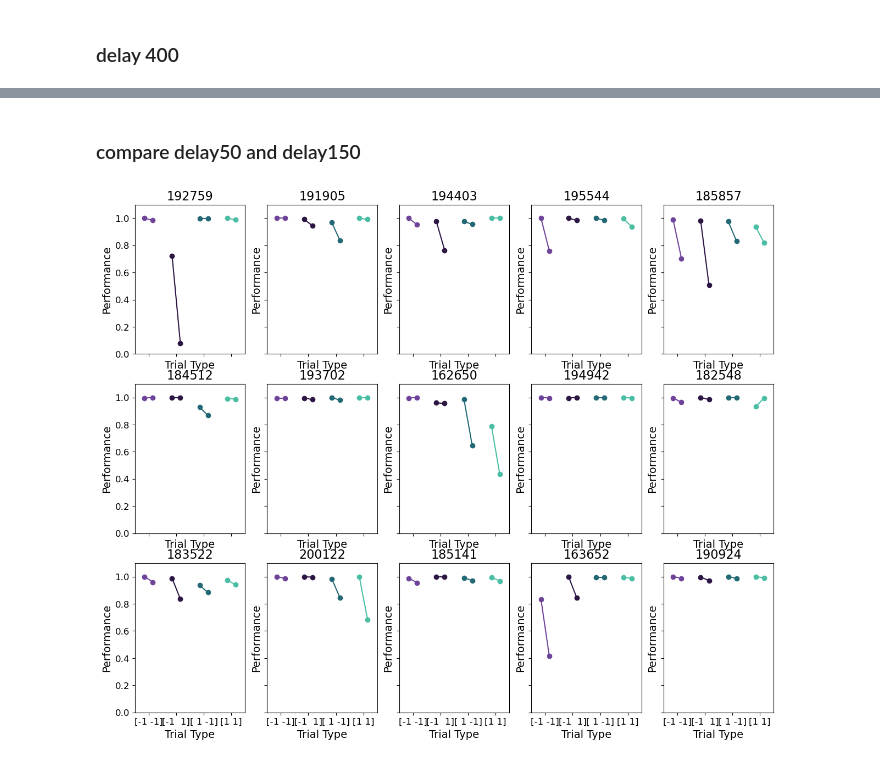
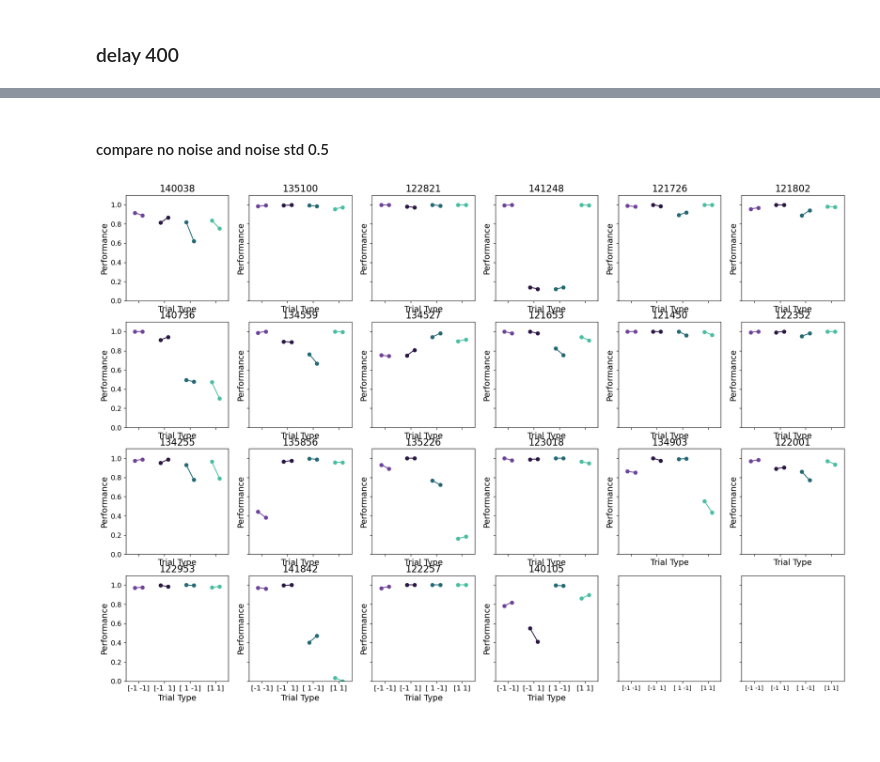
Before and after one commit to renee-tung/spikeRNN, a Jupyter notebook: analysis/0_behavior/1_model_performance/lfp_models_acc_v1.ipynb, the cells around one changed output, grey strips where cells are left out. Drawn from its saved outputs; the diff is of its cells as text; code cells hidden in the pictures; blank space fills up the shorter version.

```diff
--- a/analysis/0_behavior/1_model_performance/lfp_models_acc_v1.ipynb
+++ b/analysis/0_behavior/1_model_performance/lfp_models_acc_v1.ipynb
@@ -136,0 +140,7 @@ plt.show()
+# %%
+# get all of the 4Hz and 8Hz models and their performances
+importlib.reload(ld)
+theta4_models, theta4_perfs = ld.get_models_by_perf(low_cutoff=-np.inf, high_cutoff=np.inf,
+                                              condn_phrase=condn_phrase, condn_num=condn_num,
+                                              model_list = theta4_dirs,
+                                              all_models_dir = all_models_dir)
@@ -136,0 +191,27 @@ plt.show()
+# %%
+importlib.reload(bhv)
+
+# make all font sizes larger
+plt.rcParams.update({'font.size': 14, 'axes.labelsize': 16, 'xtick.labelsize': 14, 'ytick.labelsize': 14})
+
+stims, colors = bhv.get_trialtype_colors()
+
+# plot a histogram for each model
+fig, axs = plt.subplots(2, 5, figsize=(22, 10), sharex=True, sharey=True)
+axs = axs.flatten()
+for i_model, model_name in enumerate(theta4_models):
+    bhv.plot_trial_performance(model_name, condn_phrase, condn_num, axs[i_model],
+                               all_models_dir=all_models_dir)
+    trial_labels, trial_perfs = ld.load_bhv_data(model_name, condn_phrase, condn_num, all_models_dir=all_models_dir)
+    axs[i_model].set_title(f'{model_name[-6:]}, {np.mean(trial_perfs):.2f}')
+
+# remove axis labels for all but the left and bottom plots
+for i in range(len(axs)):
+    if i % 5 != 0:
+        axs[i].set_ylabel('')
+    if i < 5:
+        axs[i].set_xlabel('')
+
+
+# fig.suptitle(f'Jittered Models Performance for {condn_phrase} {condn_num}', fontsize=20)
+plt.show()
@@ -137,16 +220,16 @@ plt.show()
 # %% [markdown]
-### compare delay50 and delay150
+#### compare no noise and noise std 0.5
 # %%
-# plot paired comparison of performance for delay=50 and delay=150
+# plot paired comparison of performance for delay=400 and delay=400noisegaussianhalf
 importlib.reload(bhv)
-fig, axs = plt.subplots(3, 5, figsize=(15, 12), sharex=True, sharey=True)
+fig, axs = plt.subplots(4, 6, figsize=(22, 15), sharex=True, sharey=True)
 axs = axs.flatten()
-for i_model, model_name in enumerate(jittered_models):
-    bhv.plot_paired_trial_performance(model_name, 'delay', 50, 'delay', 150,
+for i_model, model_name in enumerate(theta4_models):
+    bhv.plot_paired_trial_performance(model_name, 'delay400.', '', 'delay400noisegaussianhalf', '',
                                 axs[i_model], title=model_name[-6:], all_models_dir=all_models_dir,
                                 text=False)
 # %% [output]
-[figure, old version]
+[figure, new version]
 # %%
 # plot changes in overall model performance
 
```
Also changed, not shown: parts of 48 cells of this notebook, 17 other files.
